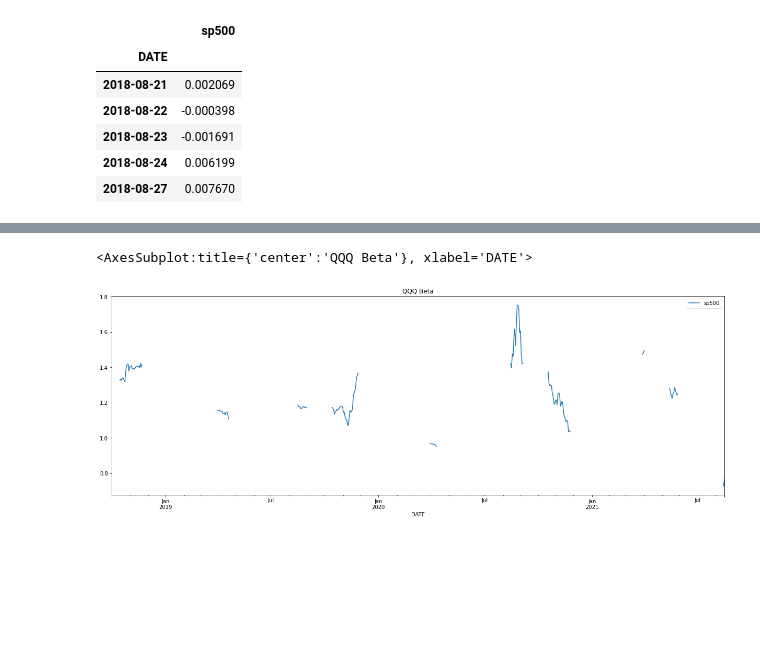
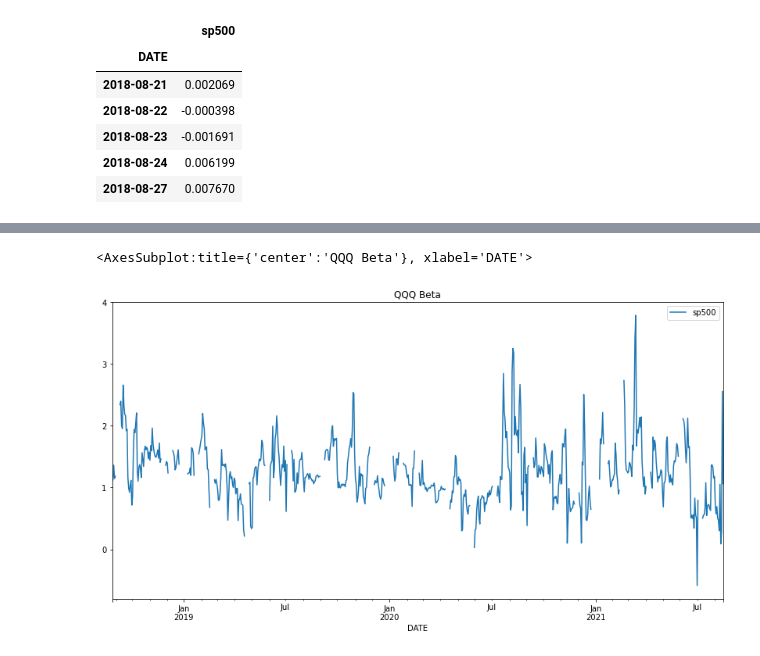
Before and after one commit to jsherrer391/Project_Gotham, a Jupyter notebook: kg_file.ipynb, the cells around one changed output, grey strips where cells are left out. Drawn from its saved outputs; the diff is of its cells as text; code cells hidden in the pictures; blank space fills up the shorter version.

Commit message:
Updated Risk Return Profile

```diff
--- a/kg_file.ipynb
+++ b/kg_file.ipynb
@@ -260,8 +260,8 @@ daily_sp500_returns_df.head()
 | 2018-08-24 | 0.006199 |
 | 2018-08-27 | 0.007670 |
 # %%
-daily_sp500_returns_var = daily_sp500_returns_df.rolling(30).var().dropna()
-daily_sp500_returns_var
+daily_sp500_returns_var = daily_sp500_returns_df.rolling(5).var().dropna()
+daily_sp500_returns_var.head()
 # %% [output]
 |  | sp500 |
 | DATE |  |
@@ -280,6 +273,8 @@ daily_sp500_returns_var
 # %%
-qqq_cov = daily_returns['QQQ'].rolling(30).cov(daily_sp500_returns_df).dropna()
-qqq_cov
+qqq_cov = daily_returns['QQQ'].rolling(5).cov(daily_sp500_returns_df).dropna()
+display(qqq_cov.head())
+xle_cov = daily_returns['XLE'].rolling(5).cov(daily_sp500_returns_df).dropna()
+display(xle_cov.head())
 # %% [output]
 |  | sp500 |
 | DATE |  |
@@ -319,5 +333,5 @@ qqq_beta_mean
 # %%
-qqq_beta.plot(title="QQQ Beta", figsize=(21, 7))
+qqq_beta.plot(title="QQQ Beta", figsize=(14, 7))
 # %% [output]
 <AxesSubplot:title={'center':'QQQ Beta'}, xlabel='DATE'>
-[figure, old version]
+[figure, new version]
```
Also changed, not shown: parts of 14 cells of this notebook.
